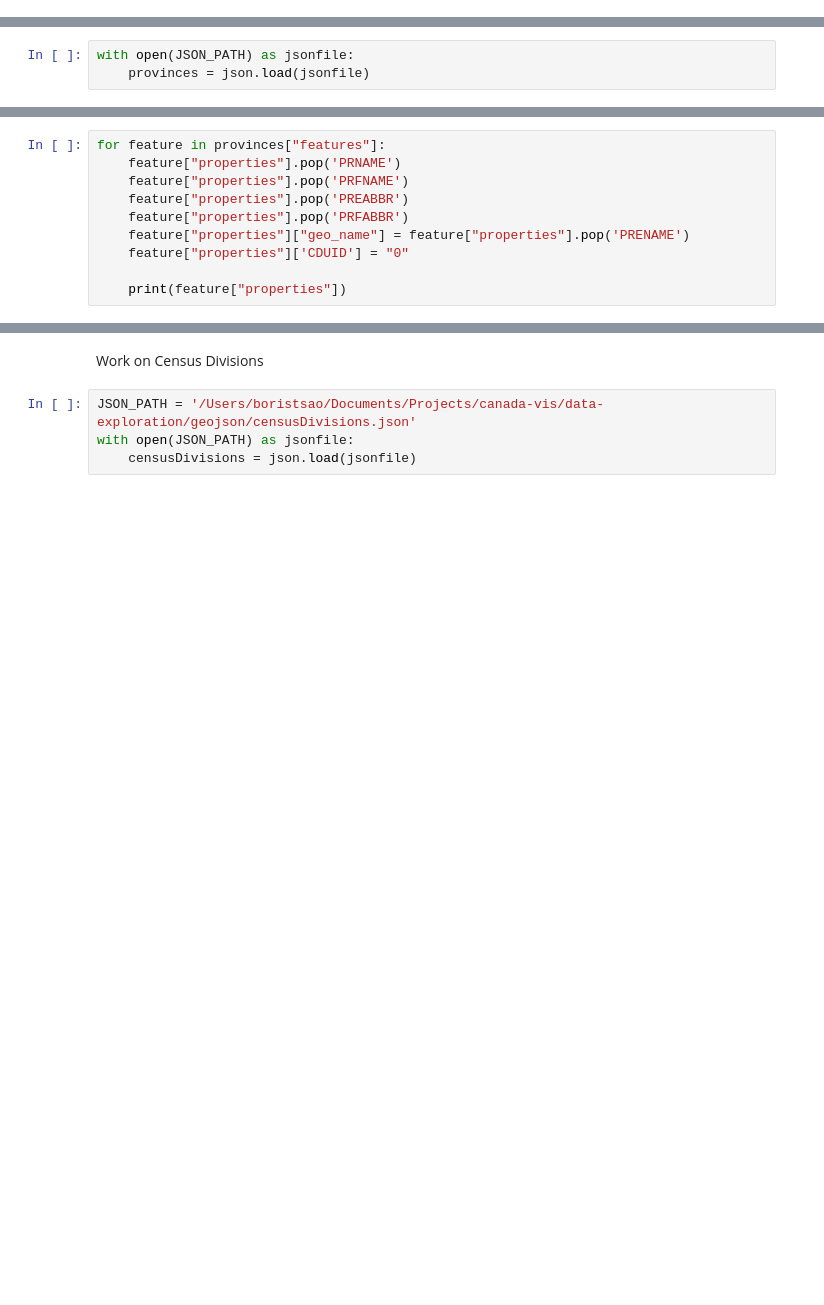
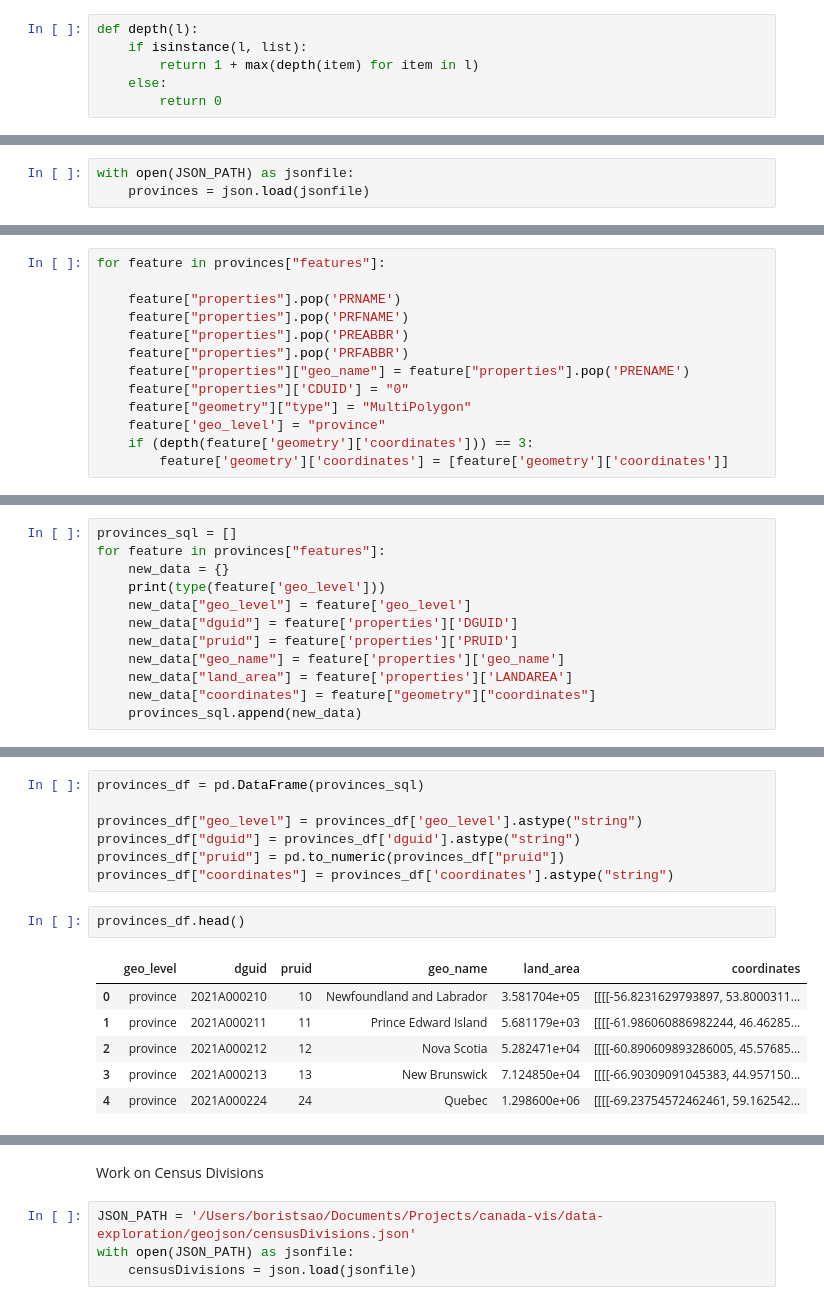
Before and after one commit to thalasith/canada-vis, a Jupyter notebook: data-exploration/GeoJSON Cleaning.ipynb, the cells around one changed output, grey strips where cells are left out. Cells and saved outputs as stored; diff of their text form; blank space fills up the shorter version.

```diff
--- a/data-exploration/GeoJSON Cleaning.ipynb
+++ b/data-exploration/GeoJSON Cleaning.ipynb
@@ -3 +10,7 @@ import json
 JSON_PATH = '/Users/boristsao/Documents/Projects/canada-vis/data-exploration/geojson/provinces.json'
+# %%
+def depth(l):
+    if isinstance(l, list):
+        return 1 + max(depth(item) for item in l)
+    else:
+        return 0
@@ -14,10 +27,13 @@ PRFABBR
 # %%
 for feature in provinces["features"]:
+
     feature["properties"].pop('PRNAME')
     feature["properties"].pop('PRFNAME')
     feature["properties"].pop('PREABBR')
     feature["properties"].pop('PRFABBR')
     feature["properties"]["geo_name"] = feature["properties"].pop('PRENAME')
     feature["properties"]['CDUID'] = "0"
-
-    print(feature["properties"])
+    feature["geometry"]["type"] = "MultiPolygon"
+    feature['geo_level'] = "province"
+    if (depth(feature['geometry']['coordinates'])) == 3:
+        feature['geometry']['coordinates'] = [feature['geometry']['coordinates']]
@@ -37,0 +47,12 @@ for feature in provinces["features"]:
+# %%
+provinces_sql = []
+for feature in provinces["features"]:
+    new_data = {}
+    print(type(feature['geo_level']))
+    new_data["geo_level"] = feature['geo_level']
+    new_data["dguid"] = feature['properties']['DGUID']
+    new_data["pruid"] = feature['properties']['PRUID']
+    new_data["geo_name"] = feature['properties']['geo_name']
+    new_data["land_area"] = feature['properties']['LANDAREA']
+    new_data["coordinates"] = feature["geometry"]["coordinates"]
+    provinces_sql.append(new_data)
@@ -37,0 +81,16 @@ for feature in provinces["features"]:
+# %%
+provinces_df = pd.DataFrame(provinces_sql)
+
+provinces_df["geo_level"] = provinces_df['geo_level'].astype("string")
+provinces_df["dguid"] = provinces_df['dguid'].astype("string")
+provinces_df["pruid"] = pd.to_numeric(provinces_df["pruid"])
+provinces_df["coordinates"] = provinces_df['coordinates'].astype("string")
+# %%
+provinces_df.head()
+# %% [output]
+|  | geo_level | dguid | pruid | geo_name | land_area | coordinates |
+| 0 | province | 2021A000210 | 10 | Newfoundland and Labrador | 3.581704e+05 | [[[[-56.8231629793897, 53.8000311... |
+| 1 | province | 2021A000211 | 11 | Prince Edward Island | 5.681179e+03 | [[[[-61.986060886982244, 46.46285... |
+| 2 | province | 2021A000212 | 12 | Nova Scotia | 5.282471e+04 | [[[[-60.890609893286005, 45.57685... |
+| 3 | province | 2021A000213 | 13 | New Brunswick | 7.124850e+04 | [[[[-66.90309091045383, 44.957150... |
+| 4 | province | 2021A000224 | 24 | Quebec | 1.298600e+06 | [[[[-69.23754572462461, 59.162542... |
```
Also changed, not shown: parts of 11 cells of this notebook, 9 other files.
